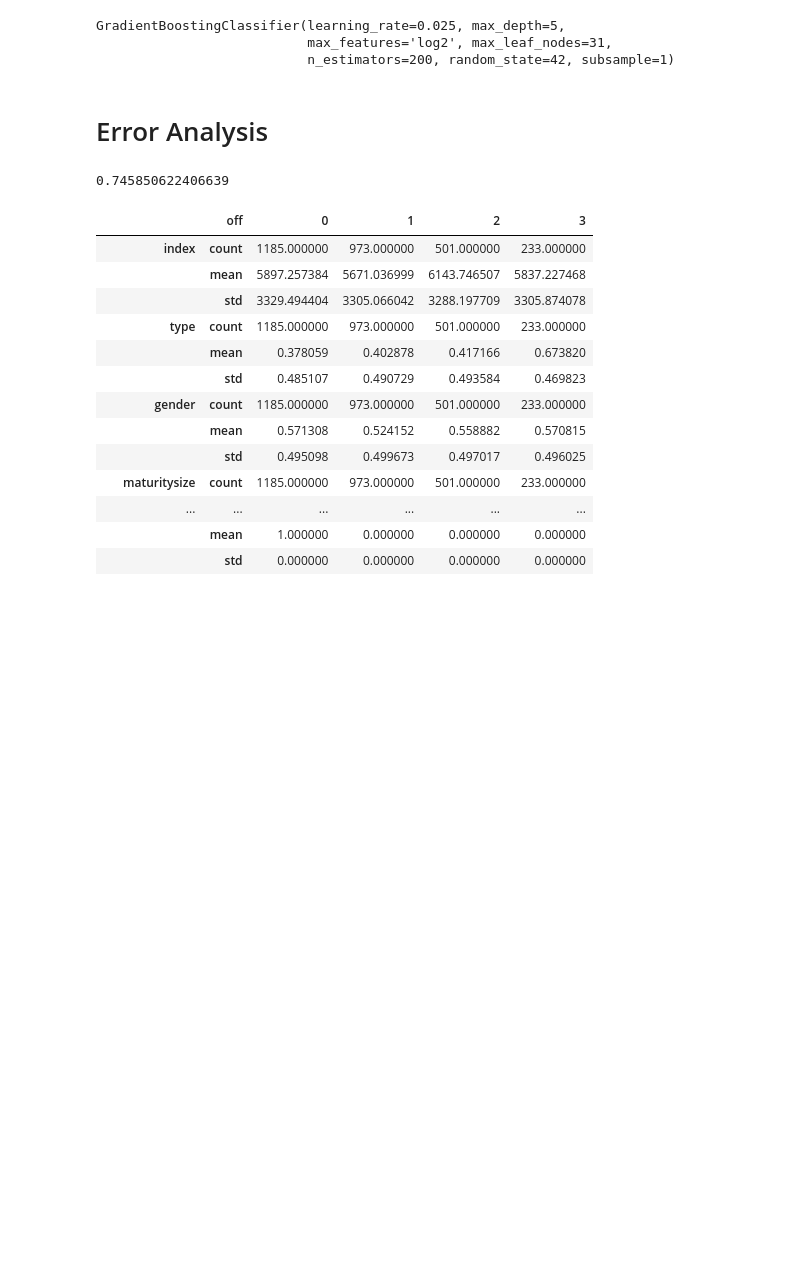
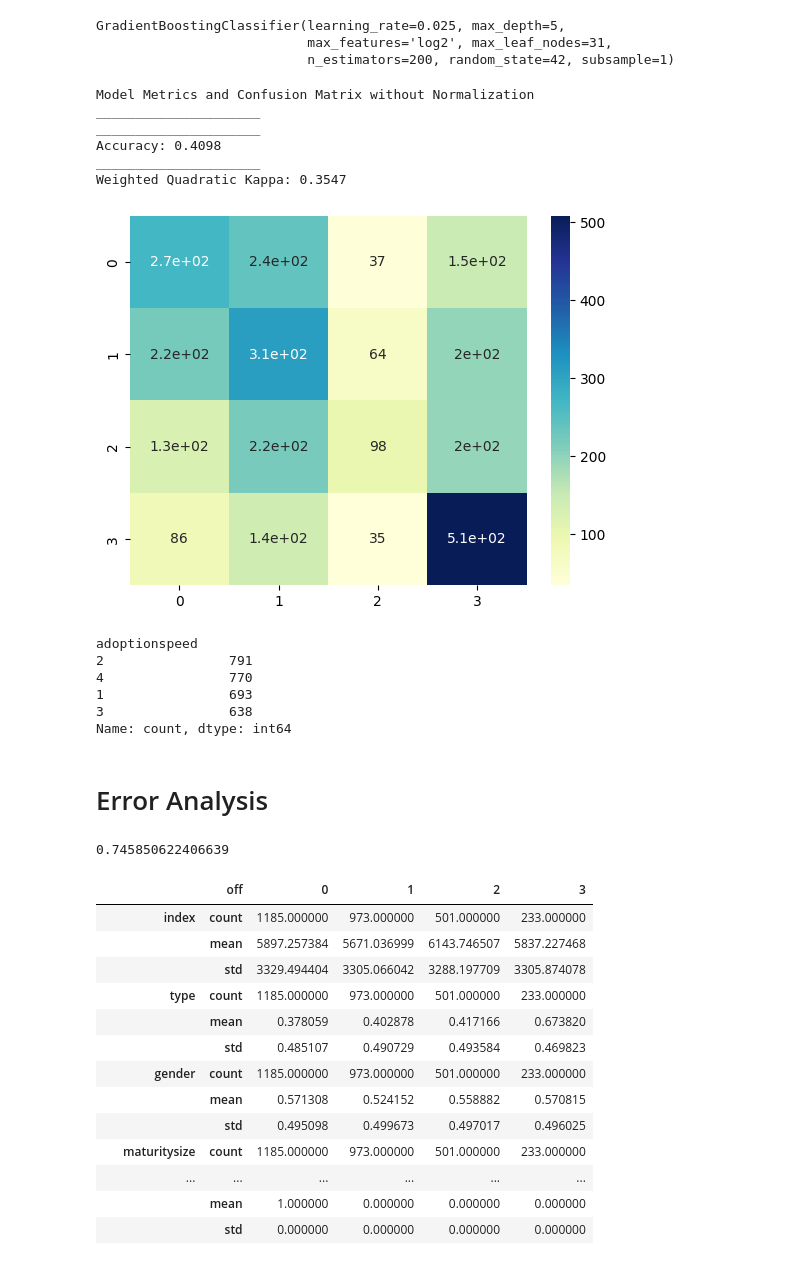
Before and after one commit to LanaCasselmann/ds_capstone_pet_adoptability, a Jupyter notebook: notebooks/error_analysis.ipynb, the cells around one changed output. Cells and saved outputs as stored; diff of their text form; code cells hidden in the pictures; blank space fills up the shorter version.

```diff
--- a/notebooks/error_analysis.ipynb
+++ b/notebooks/error_analysis.ipynb
@@ -55,6 +55,27 @@ gbc.fit(X_train_comb,y_train_comb)
 GradientBoostingClassifier(learning_rate=0.025, max_depth=5,
                            max_features='log2', max_leaf_nodes=31,
                            n_estimators=200, random_state=42, subsample=1)
+# %%
+y_pred = gbc.predict(X_test_comb)
+# %%
+our_metrics(y_test_comb, y_pred,normalize=False)
+# %% [output]
+Model Metrics and Confusion Matrix without Normalization
+_____________________
+_____________________
+Accuracy: 0.4098
+_____________________
+Weighted Quadratic Kappa: 0.3547
+[figure, added]
+# %%
+y_test_comb.value_counts()
+# %% [output]
+adoptionspeed
+2                791
+4                770
+1                693
+3                638
+Name: count, dtype: int64
 # %% [markdown]
 # Error Analysis
 # %%
```
